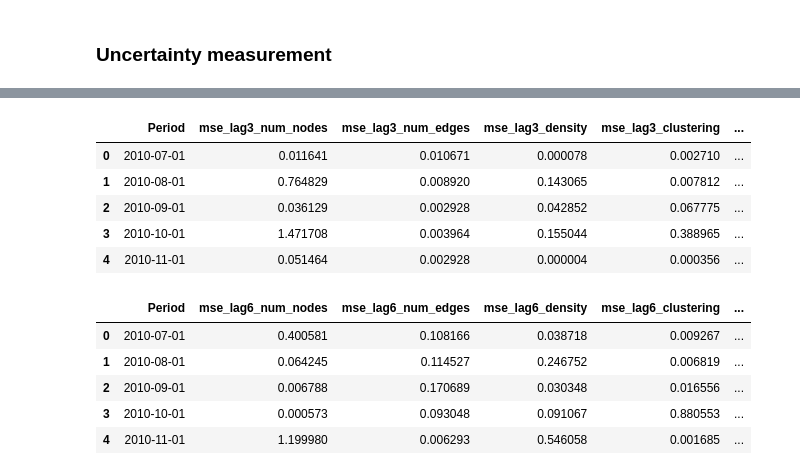
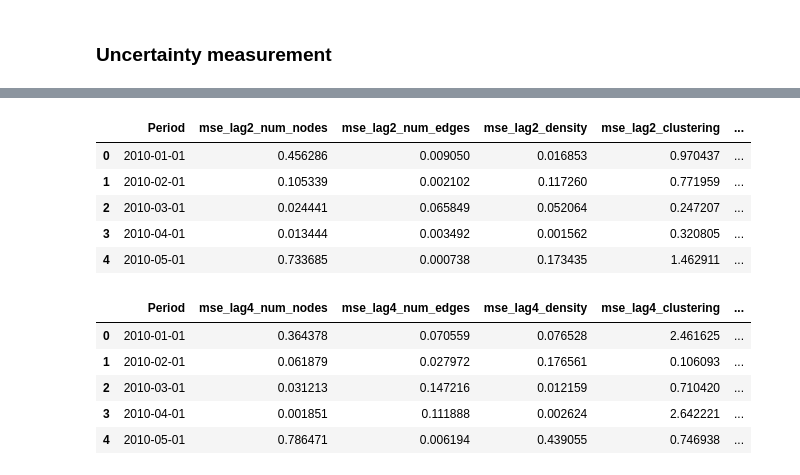
Before and after one commit to Sifan1997/Code_for_thesis, a Jupyter notebook: notebook/2_uncertainty_measurement.ipynb, the cells around one changed output, grey strips where cells are left out. Saved outputs shown, nothing was run; the diff lists cells and outputs as text; code cells hidden in the pictures.

```diff
--- a/notebook/2_uncertainty_measurement.ipynb
+++ b/notebook/2_uncertainty_measurement.ipynb
@@ -15,6 +15,13 @@ from scipy.stats import randint
 target = pd.read_csv('../data/processed/properties.csv')
 features = pd.read_csv('../data/processed/features.csv')
 
+# features = features[['Period', 'TPU', 'GPR', 'CORESA', 'CPTOTSAXN', 'DPANUSSPB', 'DXGSRMRCHSACD','DMGSRMRCHSACD', 'IPTOTSAKD', 'IMPCOV', 'NEER', 'REER', 'RETSALESSA', 'TOTRESV', 'UNEMPSA_']]   IMPCOV
+
+features = features[['Period', 'TPU', 'GPR', 'CPTOTSAXN', 'DPANUSSPB', 'DXGSRMRCHSACD','DMGSRMRCHSACD', 'IPTOTSAKD', 'IMPCOV', 'NEER', 'REER', 'RETSALESSA', 'TOTRESV', 'UNEMPSA_','GEPU']]
+
 # Merge data
 df = pd.merge(target, features, on='Period')
+
+# Convert Period column to datetime
+df['Period'] = pd.to_datetime(df['Period'])
 # %%
@@ -93,6 +120,6 @@ lag6_df.head()
 # %%
 # Function
-def perform_random_search_cv(X_train, y_train):
+def perform_random_search_cv(X_train, y_train, random_state=42):
     param_dist = {
         'n_estimators': randint(10, 100),
         'max_depth': [None] + list(np.arange(3, 20)),
@@ -101,11 +128,13 @@ def perform_random_search_cv(X_train, y_train):
         'bootstrap': [True, False]
     }
 
-    rf_model = RandomForestRegressor()
+    # Ensure the RandomForestRegressor has a random_state set for reproducibility
+    rf_model = RandomForestRegressor(random_state=random_state)
     tscv = TimeSeriesSplit(n_splits=5)
 
+    # Set the random_state in RandomizedSearchCV for reproducibility
     random_search = RandomizedSearchCV(
-        rf_model, param_distributions=param_dist, n_iter=10, cv=tscv, scoring='neg_mean_squared_error', random_state=42
+        rf_model, param_distributions=param_dist, n_iter=10, cv=tscv, scoring='neg_mean_squared_error', random_state=random_state
     )
     random_search.fit(X_train, y_train)
 
@@ -113,7 +142,7 @@ def perform_random_search_cv(X_train, y_train):
     return random_search.best_estimator_
 
 def calculate_mse_per_period(df, target_column):
-    features = df.columns[5:]  # Exclude 'period' and targets columns
+    features = df.columns[7:]  # Exclude 'period' and targets columns
     target = target_column
 
     # Split the dataset into train and test sets based on time
@@ -139,7 +168,6 @@ def calculate_mse_per_period(df, target_column):
     mse_per_period.columns = ['Period', f'mse_{df}']
     return mse_per_period
 # %%
-
 # List of columns to iterate through
 columns_to_calculate_mse = ['num_nodes', 'num_edges', 'density', 'clustering', 'assortativity', 'shortest_path']
 
@@ -149,25 +177,25 @@ mse_per_column_dict = {}
 # Assuming lag1_df, lag3_df, lag6_df are your lag DataFrames
 for column in columns_to_calculate_mse:
     lag1_mse = calculate_mse_per_period(lag1_df, target_column=column)
-    lag3_mse = calculate_mse_per_period(lag3_df, target_column=column)
-    lag6_mse = calculate_mse_per_period(lag6_df, target_column=column)
+    lag2_mse = calculate_mse_per_period(lag2_df, target_column=column)
+    lag4_mse = calculate_mse_per_period(lag4_df, target_column=column)
 
     # Merge the MSE DataFrames on the 'period' column
-    merged_mse_df = lag1_mse.merge(lag3_mse, on='Period').merge(lag6_mse, on='Period')
+    merged_mse_df = lag1_mse.merge(lag2_mse, on='Period').merge(lag4_mse, on='Period')
 
     # Rename the columns to include the column name and lag
-    merged_mse_df.columns = ['Period', f'mse_lag1_{column}', f'mse_lag3_{column}', f'mse_lag6_{column}']
+    merged_mse_df.columns = ['Period', f'mse_lag1_{column}', f'mse_lag2_{column}', f'mse_lag4_{column}']
 
     # Store the MSE DataFrame for the current column in the dictionary
     mse_per_column_dict[column] = merged_mse_df
 
 # Create separate DataFrames for each lag
 lag1_mse = pd.concat([mse_df[f'mse_lag1_{column}'] for column, mse_df in mse_per_column_dict.items()], axis=1)
-lag3_mse = pd.concat([mse_df[f'mse_lag3_{column}'] for column, mse_df in mse_per_column_dict.items()], axis=1)
-lag6_mse = pd.concat([mse_df[f'mse_lag6_{column}'] for column, mse_df in mse_per_column_dict.items()], axis=1)
+lag2_mse = pd.concat([mse_df[f'mse_lag2_{column}'] for column, mse_df in mse_per_column_dict.items()], axis=1)
+lag4_mse = pd.concat([mse_df[f'mse_lag4_{column}'] for column, mse_df in mse_per_column_dict.items()], axis=1)
 
 # Include the 'period' column in the resulting DataFrames
 lag1_mse.insert(0, 'Period', mse_per_column_dict[columns_to_calculate_mse[0]]['Period'])
-lag3_mse.insert(0, 'Period', mse_per_column_dict[columns_to_calculate_mse[0]]['Period'])
-lag6_mse.insert(0, 'Period', mse_per_column_dict[columns_to_calculate_mse[0]]['Period'])
+lag2_mse.insert(0, 'Period', mse_per_column_dict[columns_to_calculate_mse[0]]['Period'])
+lag4_mse.insert(0, 'Period', mse_per_column_dict[columns_to_calculate_mse[0]]['Period'])
 # %% [output]
@@ -200,20 +228,20 @@ lag1_mse.head()
 # %%
-lag3_mse.head()
+lag2_mse.head()
 # %% [output]
-|  | Period | mse_lag3_num_nodes | mse_lag3_num_edges | mse_lag3_density | mse_lag3_clustering | ... |
-| 0 | 2010-07-01 | 0.011641 | 0.010671 | 0.000078 | 0.002710 | ... |
-| 1 | 2010-08-01 | 0.764829 | 0.008920 | 0.143065 | 0.007812 | ... |
-| 2 | 2010-09-01 | 0.036129 | 0.002928 | 0.042852 | 0.067775 | ... |
-| 3 | 2010-10-01 | 1.471708 | 0.003964 | 0.155044 | 0.388965 | ... |
-| 4 | 2010-11-01 | 0.051464 | 0.002928 | 0.000004 | 0.000356 | ... |
+|  | Period | mse_lag2_num_nodes | mse_lag2_num_edges | mse_lag2_density | mse_lag2_clustering | ... |
+| 0 | 2010-01-01 | 0.456286 | 0.009050 | 0.016853 | 0.970437 | ... |
+| 1 | 2010-02-01 | 0.105339 | 0.002102 | 0.117260 | 0.771959 | ... |
+| 2 | 2010-03-01 | 0.024441 | 0.065849 | 0.052064 | 0.247207 | ... |
+| 3 | 2010-04-01 | 0.013444 | 0.003492 | 0.001562 | 0.320805 | ... |
+| 4 | 2010-05-01 | 0.733685 | 0.000738 | 0.173435 | 1.462911 | ... |
 # %%
-lag6_mse.head()
+lag4_mse.head()
 # %% [output]
-|  | Period | mse_lag6_num_nodes | mse_lag6_num_edges | mse_lag6_density | mse_lag6_clustering | ... |
-| 0 | 2010-07-01 | 0.400581 | 0.108166 | 0.038718 | 0.009267 | ... |
-| 1 | 2010-08-01 | 0.064245 | 0.114527 | 0.246752 | 0.006819 | ... |
-| 2 | 2010-09-01 | 0.006788 | 0.170689 | 0.030348 | 0.016556 | ... |
-| 3 | 2010-10-01 | 0.000573 | 0.093048 | 0.091067 | 0.880553 | ... |
-| 4 | 2010-11-01 | 1.199980 | 0.006293 | 0.546058 | 0.001685 | ... |
+|  | Period | mse_lag4_num_nodes | mse_lag4_num_edges | mse_lag4_density | mse_lag4_clustering | ... |
+| 0 | 2010-01-01 | 0.364378 | 0.070559 | 0.076528 | 2.461625 | ... |
+| 1 | 2010-02-01 | 0.061879 | 0.027972 | 0.176561 | 0.106093 | ... |
+| 2 | 2010-03-01 | 0.031213 | 0.147216 | 0.012159 | 0.710420 | ... |
+| 3 | 2010-04-01 | 0.001851 | 0.111888 | 0.002624 | 2.642221 | ... |
+| 4 | 2010-05-01 | 0.786471 | 0.006194 | 0.439055 | 0.746938 | ... |
 # %%
 
```
Also changed, not shown: parts of 17 cells of this notebook, 14 other files.
